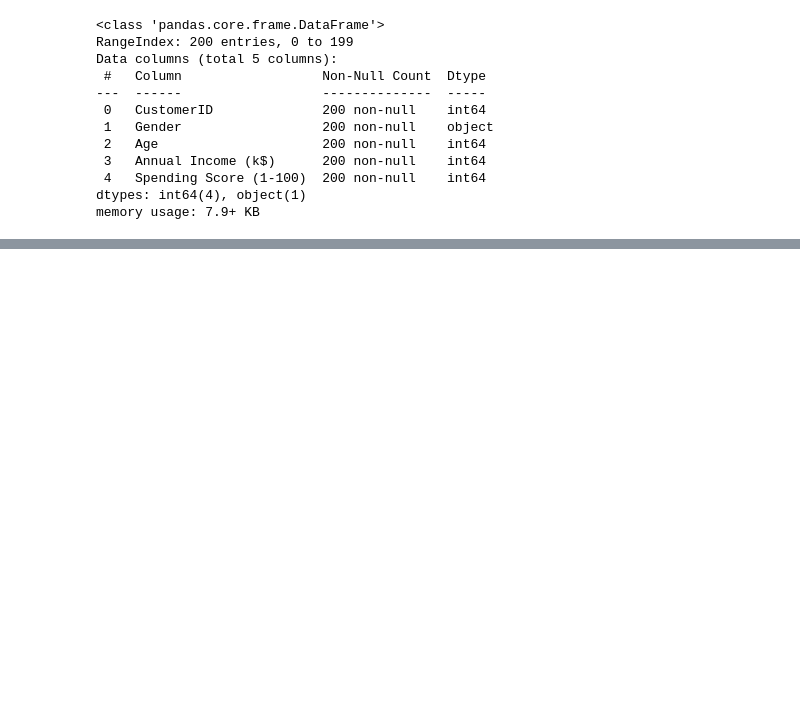
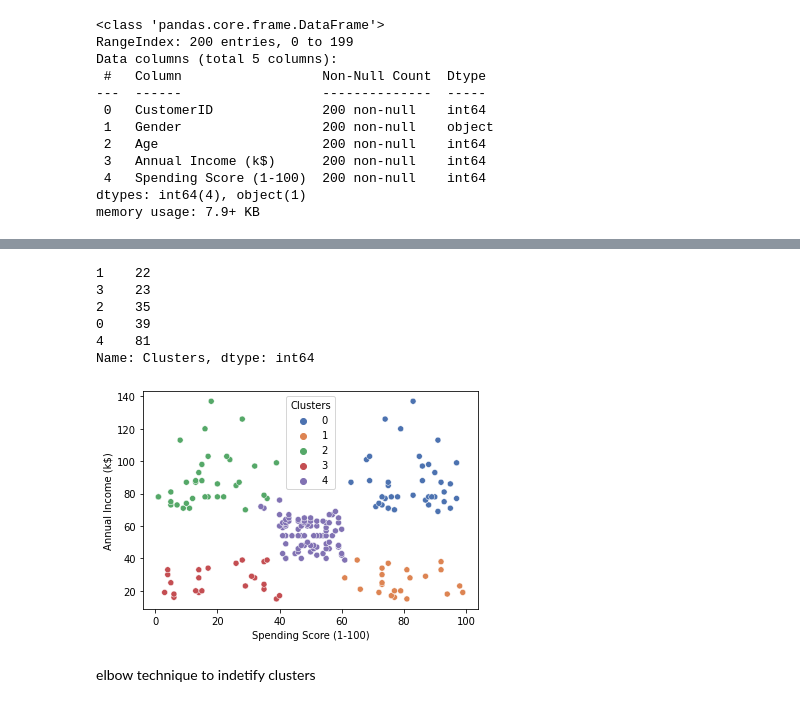
Before and after one commit to hargurjeet/MachineLearning, a Jupyter notebook: Clustering_Customer_Data.ipynb, the cells around one changed output, grey strips where cells are left out. Drawn from its saved outputs; the diff is of its cells as text; code cells hidden in the pictures; blank space fills up the shorter version.

```diff
--- a/Clustering_Customer_Data.ipynb
+++ b/Clustering_Customer_Data.ipynb
@@ -100,0 +165,5 @@ array([[<matplotlib.axes._subplots.AxesSubplot object at 0x...>,
+# %%
+import sklearn.cluster as cluster
+
+kmeans = cluster.KMeans(n_clusters=5 ,init="k-means++")
+kmeans = kmeans.fit(df[['Spending Score (1-100)','Annual Income (k$)']])
@@ -100,0 +191,3 @@ array([[<matplotlib.axes._subplots.AxesSubplot object at 0x...>,
+# %%
+df['Clusters'] = kmeans.labels_
+df.head()
@@ -100,0 +201,16 @@ array([[<matplotlib.axes._subplots.AxesSubplot object at 0x...>,
+# %%
+df.Clusters.value_counts().sort_values()
+# %% [output]
+1    22
+3    23
+2    35
+0    39
+4    81
+Name: Clusters, dtype: int64
+# %%
+sns.scatterplot(x="Spending Score (1-100)", y="Annual Income (k$)",hue = 'Clusters',  data=df, palette="deep",
+    sizes=(20, 200), legend="full");
+# %% [output]
+[figure, added]
+# %% [markdown]
+elbow technique to indetify clusters
```
Also changed, not shown: parts of 21 cells of this notebook.
